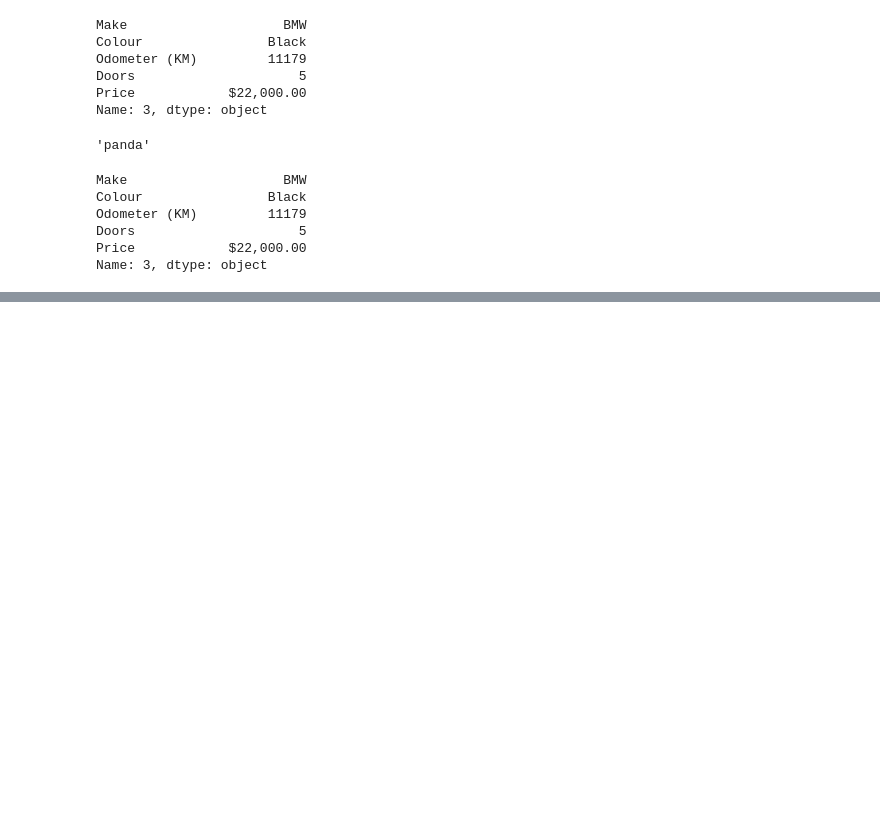
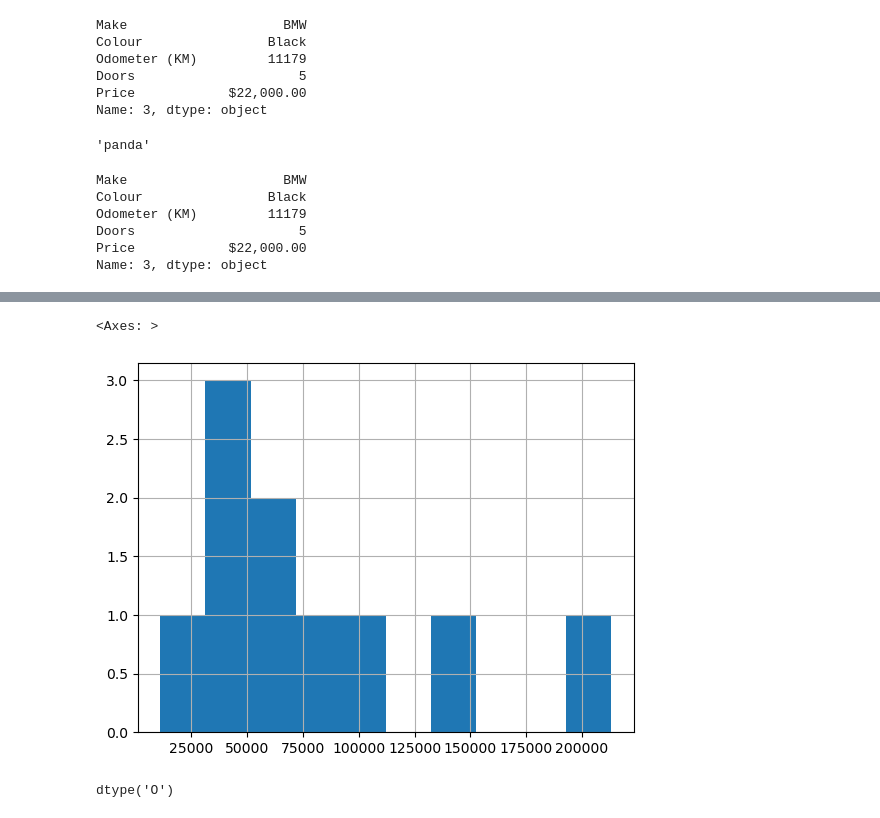
Before and after one commit to leandrofahur/senior-python-developer, a Jupyter notebook: machine-learning/pandas-data-analysis/introduction-to-pandas.ipynb, the cells around one changed output, grey strips where cells are left out. Cells and saved outputs as stored; diff of their text form; code cells hidden in the pictures; blank space fills up the shorter version.

```diff
--- a/machine-learning/pandas-data-analysis/introduction-to-pandas.ipynb
+++ b/machine-learning/pandas-data-analysis/introduction-to-pandas.ipynb
@@ -276,0 +295,9 @@ car_sales[car_sales["Odometer (KM)"] > 100000]
+# %%
+car_sales["Odometer (KM)"].hist()
+# %% [output]
+<Axes: >
+[figure, added]
+# %%
+car_sales["Price"].dtype
+# %% [output]
+dtype('O')
```
Also changed, not shown: parts of 19 cells of this notebook.
